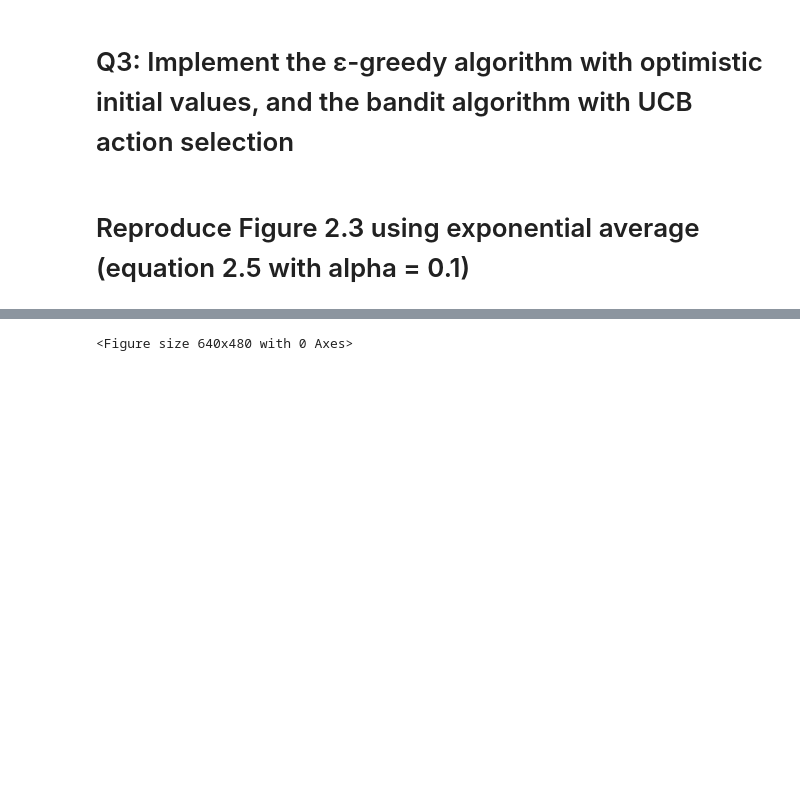
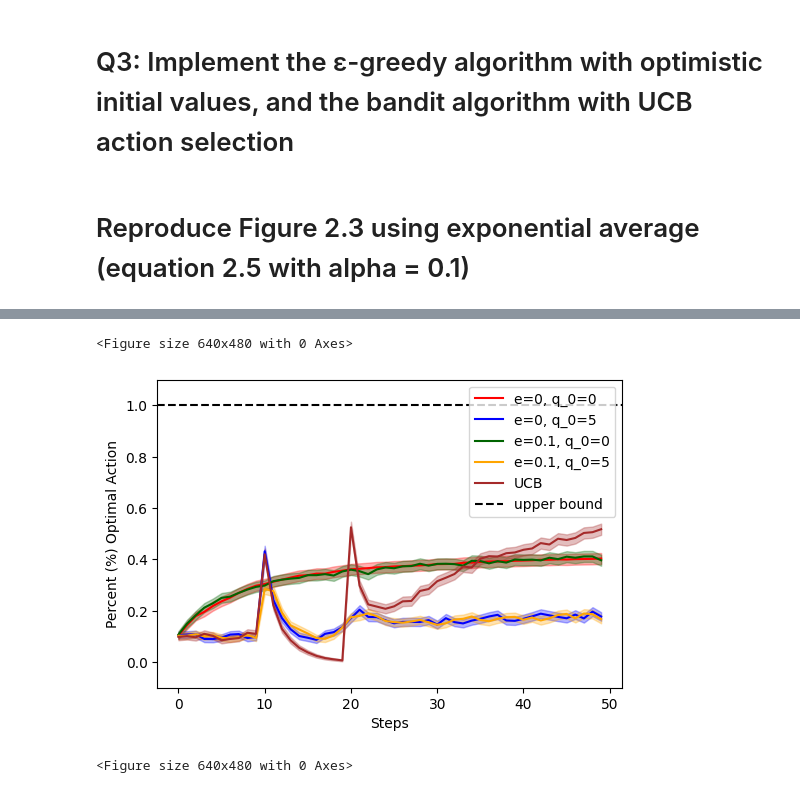
Before and after one commit to dbcometto/cs5180rl, a Jupyter notebook: homework/ex1_26spring.ipynb, the cells around one changed output, grey strips where cells are left out. Cells and saved outputs as stored; diff of their text form; code cells hidden in the pictures; blank space fills up the shorter version.

```diff
--- a/homework/ex1_26spring.ipynb
+++ b/homework/ex1_26spring.ipynb
@@ -864,3 +874,14 @@ plot_curves([actions21,actions22,actions23,actions24,actions25],
+# %%
+# Plot the "% Optimal action" figure zoomed in
+fig,ax = plot_curves([actions21[:,0:50],actions22[:,0:50],actions23[:,0:50],actions24[:,0:50],actions25[:,0:50]],
+            ["e=0, q_0=0","e=0, q_0=5","e=0.1, q_0=0","e=0.1, q_0=5","UCB"],
+            ["red","blue","darkgreen","orange","brown"],
+            np.array([1]),
+            "Percent (%) Optimal Action")
+# np.shape(actions21)
+# %% [output]
+<Figure size 640x480 with 0 Axes>
+[figure, added]
 # %%
 # Plot the "Average Reward" figure
 plot_curves([rewards21,rewards22,rewards23,rewards24,rewards25],
```
Also changed, not shown: parts of 6 cells of this notebook.
